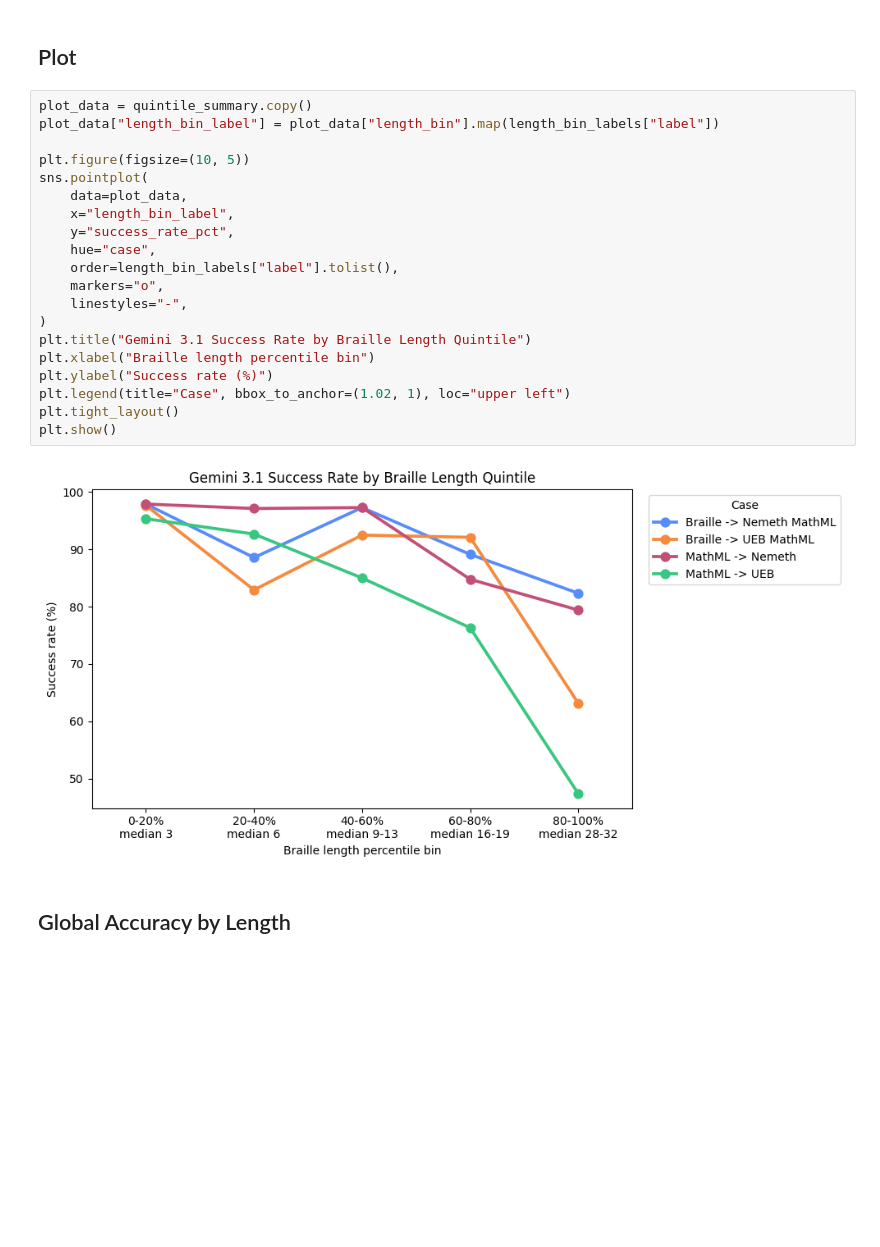
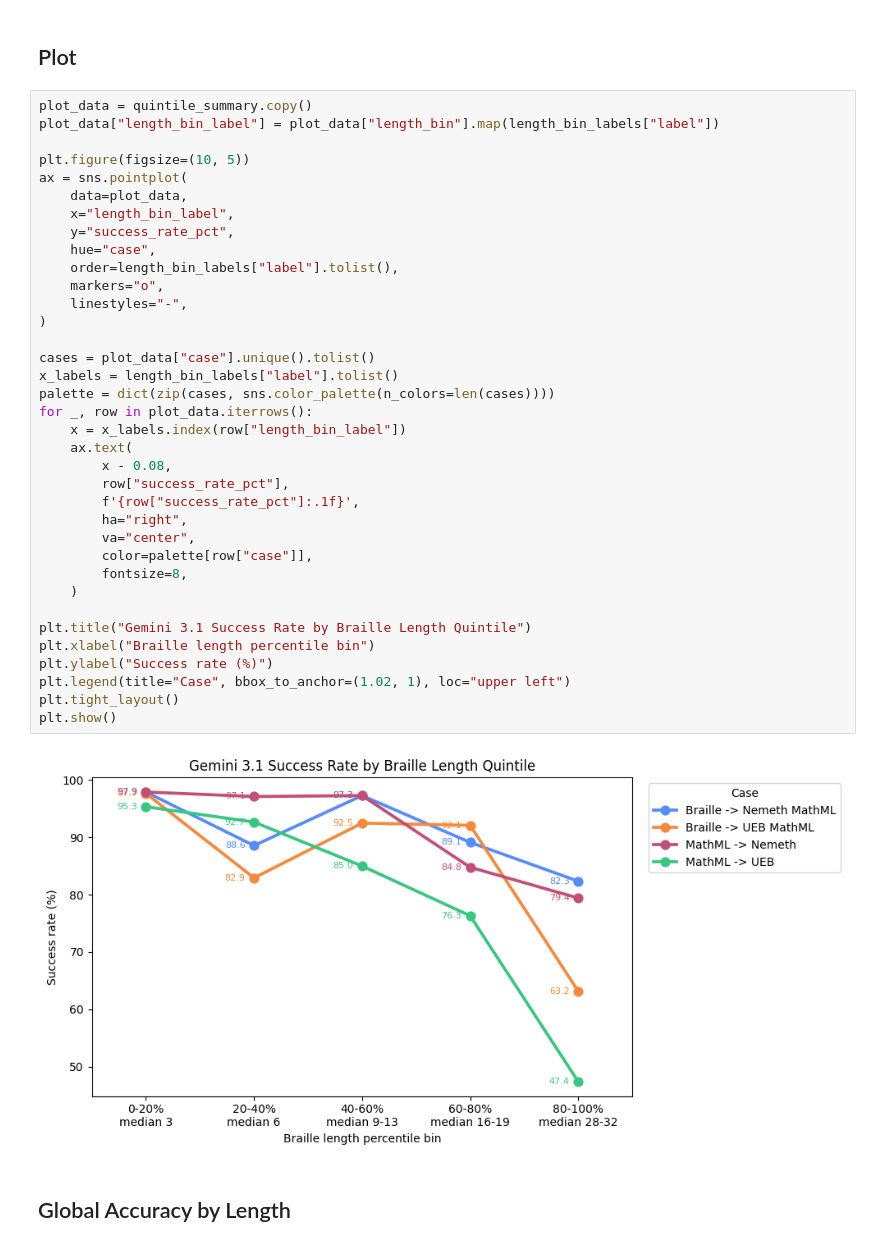
Before and after one commit to NSoiffer/MathMLData, a Jupyter notebook: analysis/Gemini3.1_analysis_by_length.ipynb, the cells around one changed output. Cells and saved outputs as stored; diff of their text form; blank space fills up the shorter version.

Commit message:
add percentage values to success rate per braille length plot

```diff
--- a/analysis/Gemini3.1_analysis_by_length.ipynb
+++ b/analysis/Gemini3.1_analysis_by_length.ipynb
@@ -166,25 +166,41 @@ display(quintile_summary.pivot(index="case", columns="length_bin", values="succe
 # %%
 plot_data = quintile_summary.copy()
 plot_data["length_bin_label"] = plot_data["length_bin"].map(length_bin_labels["label"])
 
 plt.figure(figsize=(10, 5))
-sns.pointplot(
+ax = sns.pointplot(
     data=plot_data,
     x="length_bin_label",
     y="success_rate_pct",
     hue="case",
     order=length_bin_labels["label"].tolist(),
     markers="o",
     linestyles="-",
 )
+
+cases = plot_data["case"].unique().tolist()
+x_labels = length_bin_labels["label"].tolist()
+palette = dict(zip(cases, sns.color_palette(n_colors=len(cases))))
+for _, row in plot_data.iterrows():
+    x = x_labels.index(row["length_bin_label"])
+    ax.text(
+        x - 0.08,
+        row["success_rate_pct"],
+        f'{row["success_rate_pct"]:.1f}',
+        ha="right",
+        va="center",
+        color=palette[row["case"]],
+        fontsize=8,
+    )
+
 plt.title("Gemini 3.1 Success Rate by Braille Length Quintile")
 plt.xlabel("Braille length percentile bin")
 plt.ylabel("Success rate (%)")
 plt.legend(title="Case", bbox_to_anchor=(1.02, 1), loc="upper left")
 plt.tight_layout()
 plt.show()
 # %% [output]
-[figure, old version]
+[figure, new version]
 # %% [markdown]
 ## Global Accuracy by Length
 # %%
```
